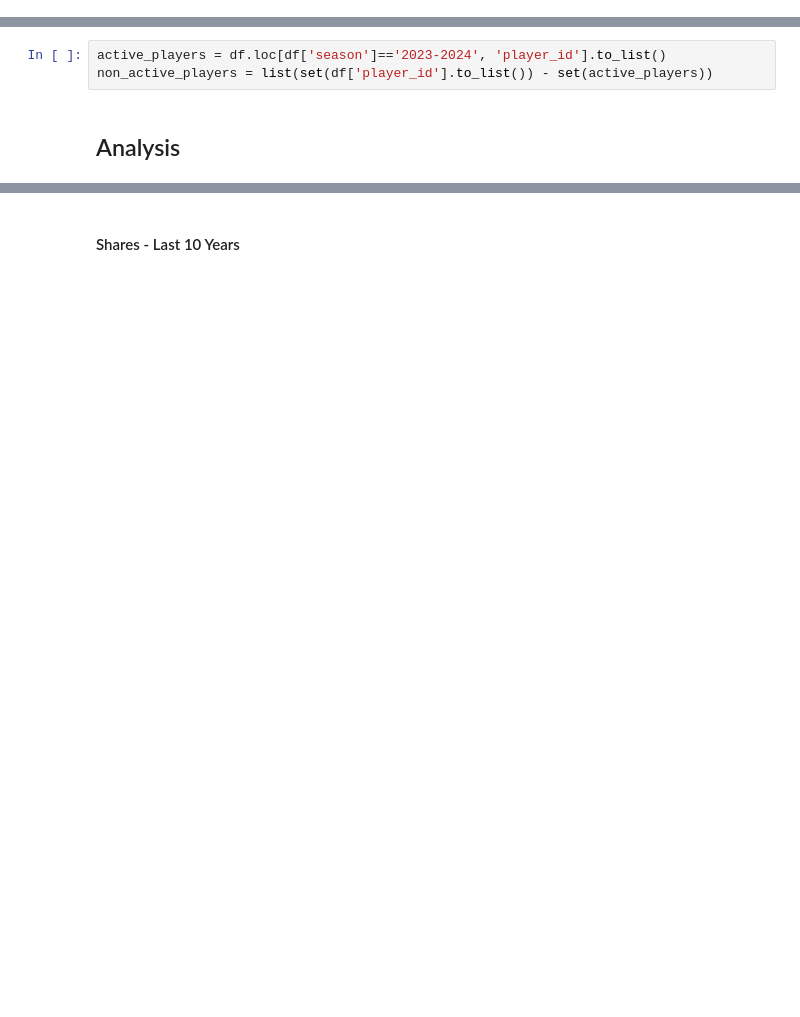
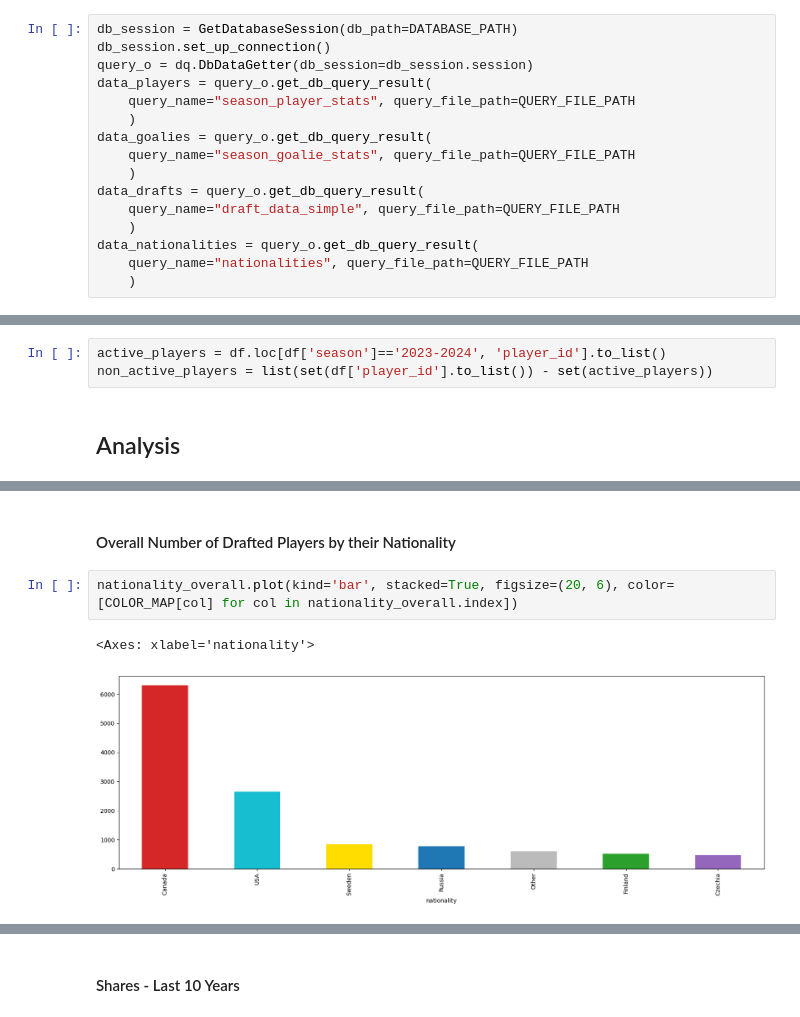
Before and after one commit to honzaz1234/elite, a Jupyter notebook: reports/drafts.ipynb, the cells around one changed output, grey strips where cells are left out. Drawn from its saved outputs; the diff is of its cells as text; blank space fills up the shorter version.

```diff
--- a/reports/drafts.ipynb
+++ b/reports/drafts.ipynb
@@ -44,0 +19,16 @@ df
+# %%
+db_session = GetDatabaseSession(db_path=DATABASE_PATH)
+db_session.set_up_connection()
+query_o = dq.DbDataGetter(db_session=db_session.session)
+data_players = query_o.get_db_query_result(
+    query_name="season_player_stats", query_file_path=QUERY_FILE_PATH
+    )
+data_goalies = query_o.get_db_query_result(
+    query_name="season_goalie_stats", query_file_path=QUERY_FILE_PATH
+    )
+data_drafts = query_o.get_db_query_result(
+    query_name="draft_data_simple", query_file_path=QUERY_FILE_PATH
+    )
+data_nationalities = query_o.get_db_query_result(
+    query_name="nationalities", query_file_path=QUERY_FILE_PATH
+    )
@@ -111,0 +207,7 @@ shares = shares.drop(columns=['count_x', 'count_y'])
+# %% [markdown]
+#### Overall Number of Drafted Players by their Nationality
+# %%
+nationality_overall.plot(kind='bar', stacked=True, figsize=(20, 6), color=[COLOR_MAP[col] for col in nationality_overall.index])
+# %% [output]
+<Axes: xlabel='nationality'>
+[figure, added]
```
Also changed, not shown: parts of 41 cells of this notebook.
